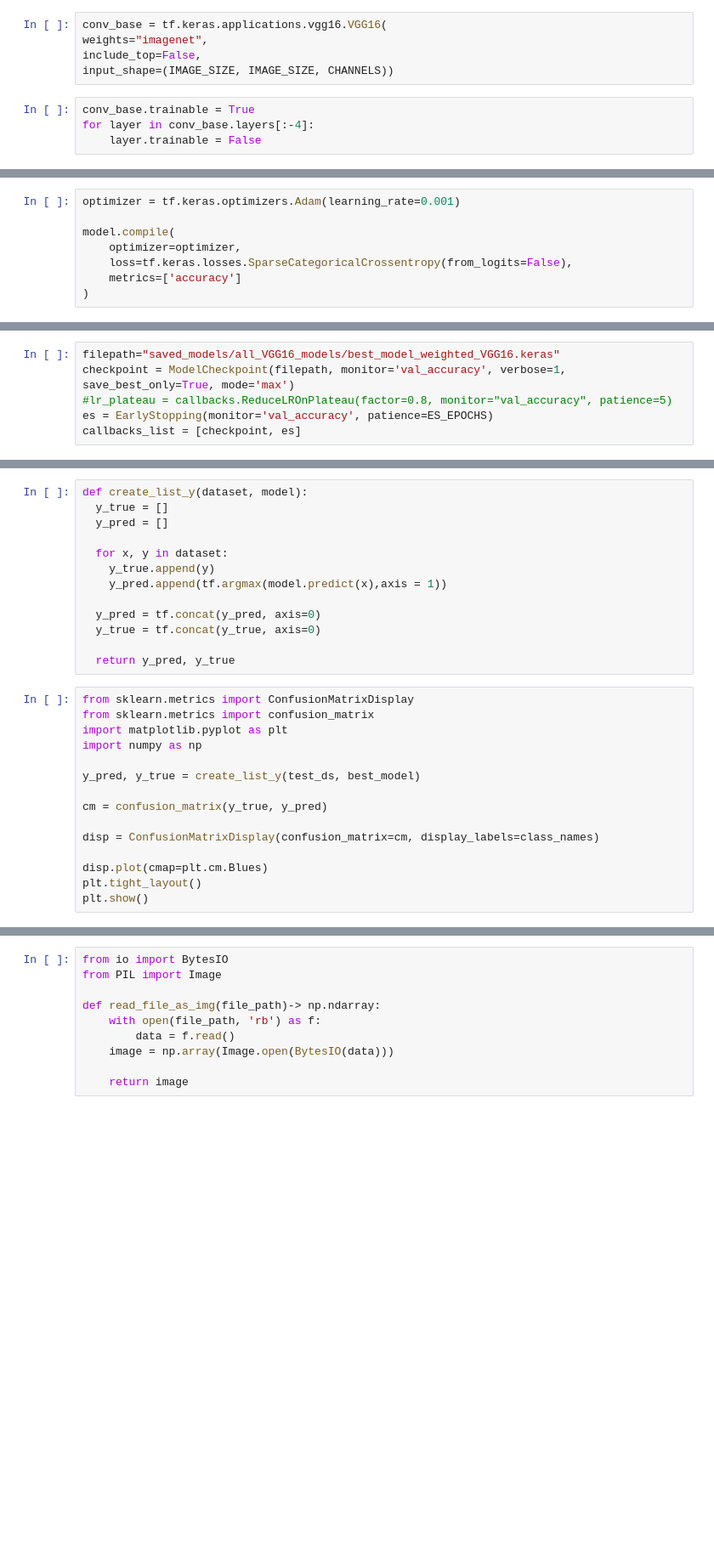
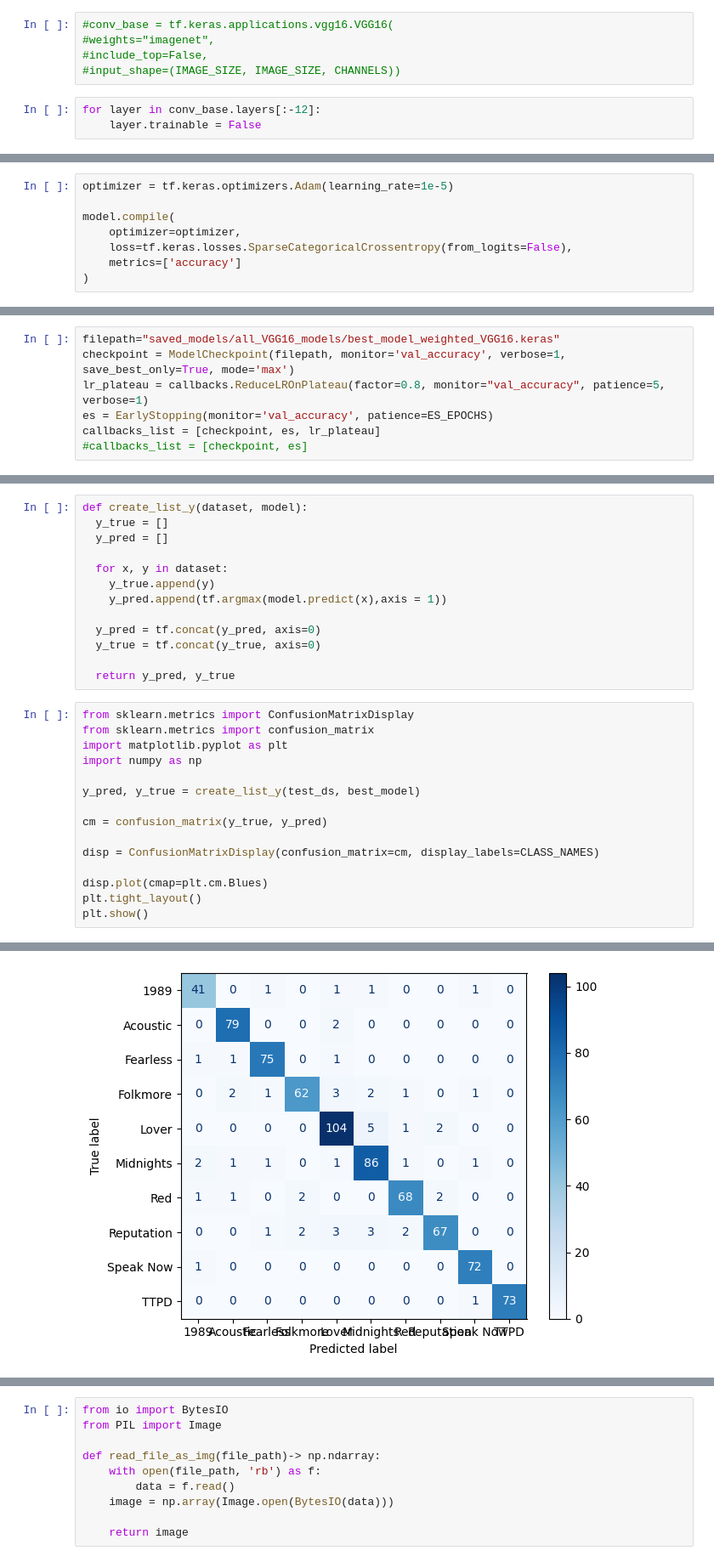
Before and after one commit to RonanRibouletPython/Taylor_Swift_Projects, a Jupyter notebook: VGG16_model.ipynb, the cells around one changed output, grey strips where cells are left out. Shown at 85% size. Cells and saved outputs as stored; diff of their text form; blank space fills up the shorter version.

```diff
--- a/VGG16_model.ipynb
+++ b/VGG16_model.ipynb
@@ -172,13 +345,12 @@ weights = dict(zip(class_indexes, weighted_classes))
 # %% [markdown]
 Used pretrained model VGG16
 # %%
-conv_base = tf.keras.applications.vgg16.VGG16(
-weights="imagenet",
-include_top=False,
-input_shape=(IMAGE_SIZE, IMAGE_SIZE, CHANNELS))
+#conv_base = tf.keras.applications.vgg16.VGG16(
+#weights="imagenet",
+#include_top=False,
+#input_shape=(IMAGE_SIZE, IMAGE_SIZE, CHANNELS))
 # %%
-conv_base.trainable = True
-for layer in conv_base.layers[:-4]:
+for layer in conv_base.layers[:-12]:
     layer.trainable = False
 # %%
 conv_base.summary()
@@ -257,5 +421,5 @@ model.summary()
 # %%
-optimizer = tf.keras.optimizers.Adam(learning_rate=0.001)
+optimizer = tf.keras.optimizers.Adam(learning_rate=1e-5)
 
 model.compile(
     optimizer=optimizer,
@@ -267,9 +431,10 @@ from tensorflow.keras import callbacks
 # %%
 filepath="saved_models/all_VGG16_models/best_model_weighted_VGG16.keras"
 checkpoint = ModelCheckpoint(filepath, monitor='val_accuracy', verbose=1, save_best_only=True, mode='max')
-#lr_plateau = callbacks.ReduceLROnPlateau(factor=0.8, monitor="val_accuracy", patience=5)
+lr_plateau = callbacks.ReduceLROnPlateau(factor=0.8, monitor="val_accuracy", patience=5, verbose=1)
 es = EarlyStopping(monitor='val_accuracy', patience=ES_EPOCHS)
-callbacks_list = [checkpoint, es]
+callbacks_list = [checkpoint, es, lr_plateau]
+#callbacks_list = [checkpoint, es]
 # %%
 history = model.fit(
     train_ds,
@@ -330,8 +518,9 @@ y_pred, y_true = create_list_y(test_ds, best_model)
 
 cm = confusion_matrix(y_true, y_pred)
 
-disp = ConfusionMatrixDisplay(confusion_matrix=cm, display_labels=class_names)
+disp = ConfusionMatrixDisplay(confusion_matrix=cm, display_labels=CLASS_NAMES)
 
 disp.plot(cmap=plt.cm.Blues)
 plt.tight_layout()
 plt.show()
+# %% [output]
@@ -338,3 +544,4 @@ plt.show()
+[figure, added]
 # %%
 from sklearn.metrics import classification_report
 
```
Also changed, not shown: parts of 43 cells of this notebook, 5 other files.
